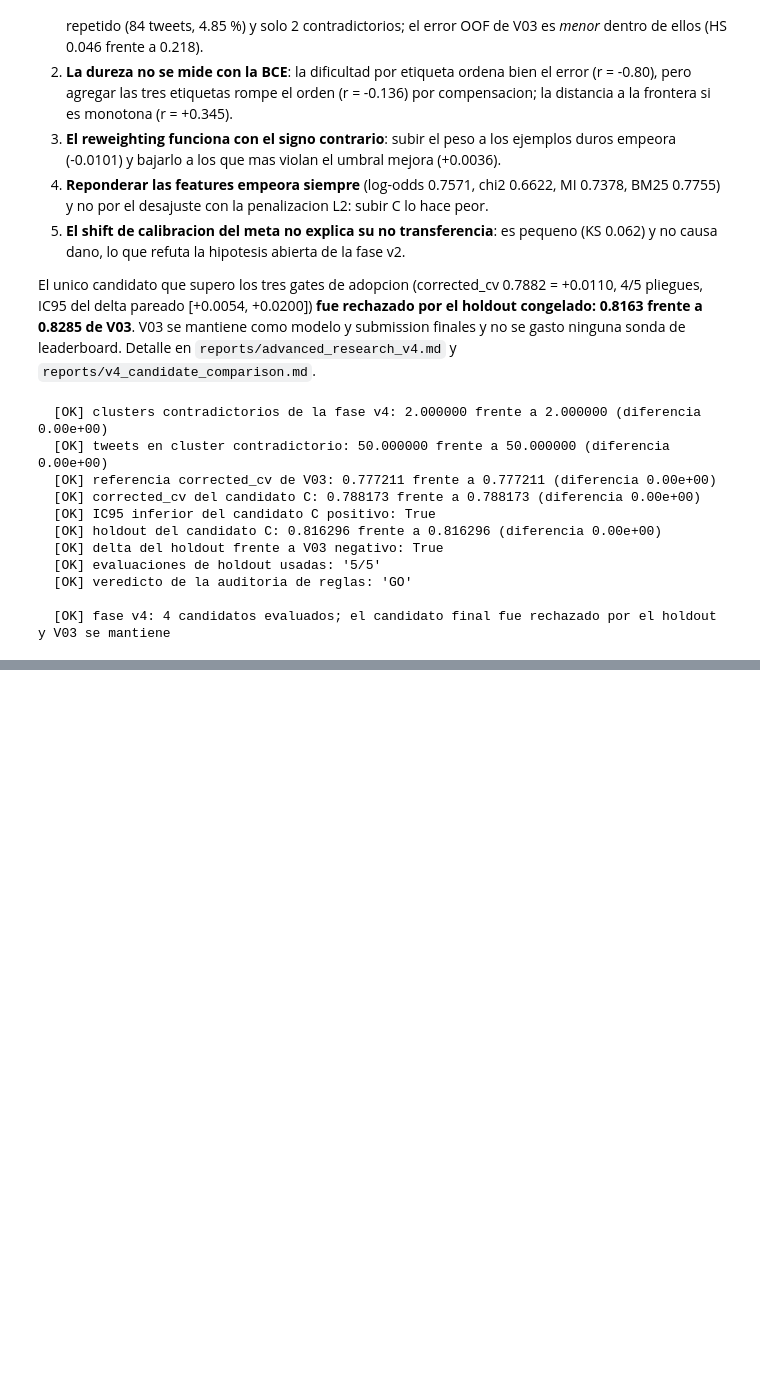
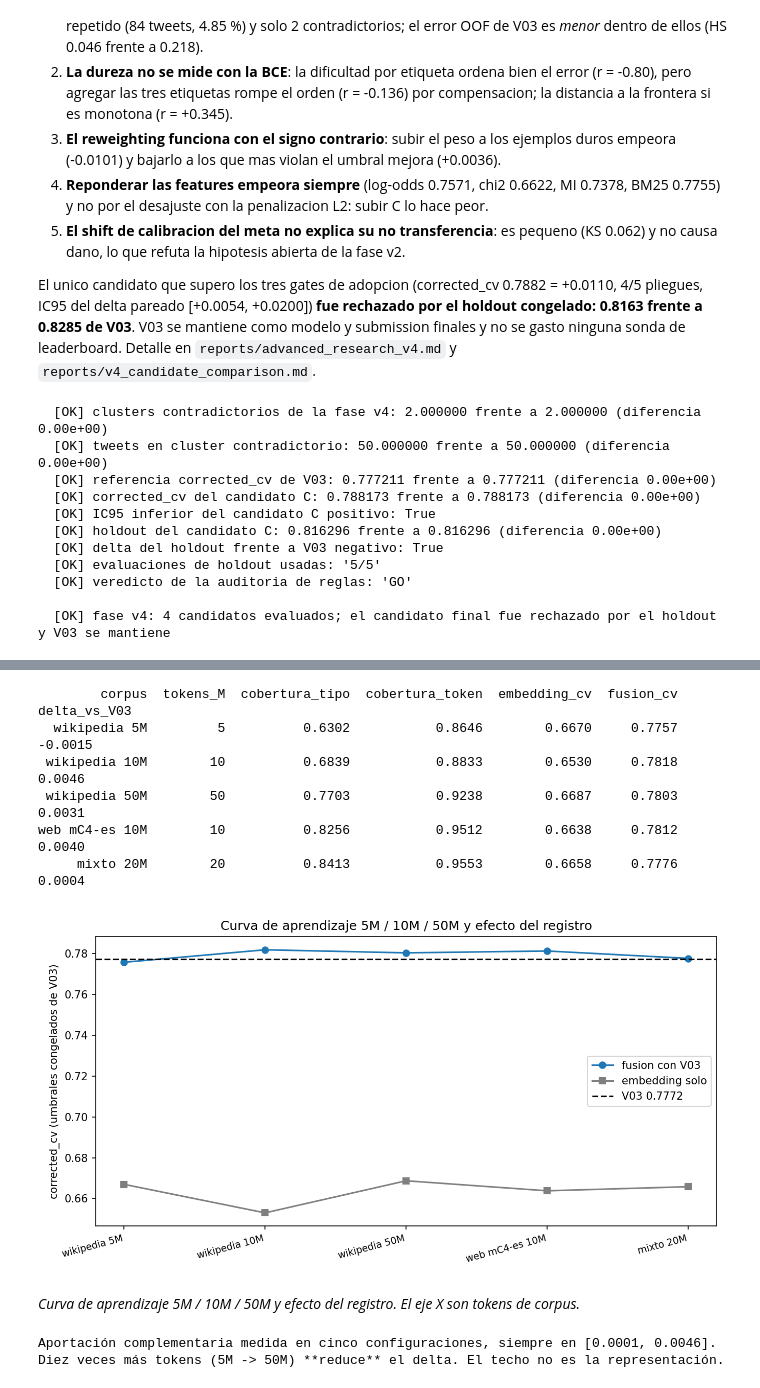
Before and after one commit to Garnica1999/PLN, a Jupyter notebook: kaggle_toxic_2026_puj/notebooks/10_final_pipeline.ipynb, the cells around one changed output, grey strips where cells are left out. Saved outputs shown, nothing was run; the diff lists cells and outputs as text; code cells hidden in the pictures; blank space fills up the shorter version.

```diff
--- a/kaggle_toxic_2026_puj/notebooks/10_final_pipeline.ipynb
+++ b/kaggle_toxic_2026_puj/notebooks/10_final_pipeline.ipynb
@@ -2385,0 +2760,36 @@ print(
+# %%
+"""Fusión con V03 en las cinco configuraciones de corpus y curva de escala."""
+
+curva = pd.DataFrame(
+    [
+        {"corpus": "wikipedia 5M", "tokens_M": 5, "cobertura_tipo": 0.6302, "cobertura_token": 0.8646,
+         "embedding_cv": 0.6670, "fusion_cv": 0.7757, "delta_vs_V03": -0.0015},
+        {"corpus": "wikipedia 10M", "tokens_M": 10, "cobertura_tipo": 0.6839, "cobertura_token": 0.8833,
+         "embedding_cv": 0.6530, "fusion_cv": 0.7818, "delta_vs_V03": 0.0046},
+        {"corpus": "wikipedia 50M", "tokens_M": 50, "cobertura_tipo": 0.7703, "cobertura_token": 0.9238,
+         "embedding_cv": 0.6687, "fusion_cv": 0.7803, "delta_vs_V03": 0.0031},
+        {"corpus": "web mC4-es 10M", "tokens_M": 10, "cobertura_tipo": 0.8256, "cobertura_token": 0.9512,
+         "embedding_cv": 0.6638, "fusion_cv": 0.7812, "delta_vs_V03": 0.0040},
+        {"corpus": "mixto 20M", "tokens_M": 20, "cobertura_tipo": 0.8413, "cobertura_token": 0.9553,
+         "embedding_cv": 0.6658, "fusion_cv": 0.7776, "delta_vs_V03": 0.0004},
+    ]
+)
+mostrar_tabla(curva)
+mostrar_figura(
+    "fig_49_curva_completa_v5.png",
+    "Curva de aprendizaje 5M / 10M / 50M y efecto del registro. El eje X son tokens de corpus.",
+    ancho=880,
+)
+print("Aportación complementaria medida en cinco configuraciones, siempre en [0.0001, 0.0046].")
+print("Diez veces más tokens (5M -> 50M) **reduce** el delta. El techo no es la representación.")
+# %% [output]
+        corpus  tokens_M  cobertura_tipo  cobertura_token  embedding_cv  fusion_cv  delta_vs_V03
+  wikipedia 5M         5          0.6302           0.8646        0.6670     0.7757       -0.0015
+ wikipedia 10M        10          0.6839           0.8833        0.6530     0.7818        0.0046
+ wikipedia 50M        50          0.7703           0.9238        0.6687     0.7803        0.0031
+web mC4-es 10M        10          0.8256           0.9512        0.6638     0.7812        0.0040
+     mixto 20M        20          0.8413           0.9553        0.6658     0.7776        0.0004
+[figure, added]
+*Curva de aprendizaje 5M / 10M / 50M y efecto del registro. El eje X son tokens de corpus.*
+Aportación complementaria medida en cinco configuraciones, siempre en [0.0001, 0.0046].
+Diez veces más tokens (5M -> 50M) **reduce** el delta. El techo no es la representación.
```
Also changed, not shown: parts of 20 cells of this notebook, 13 other files.
